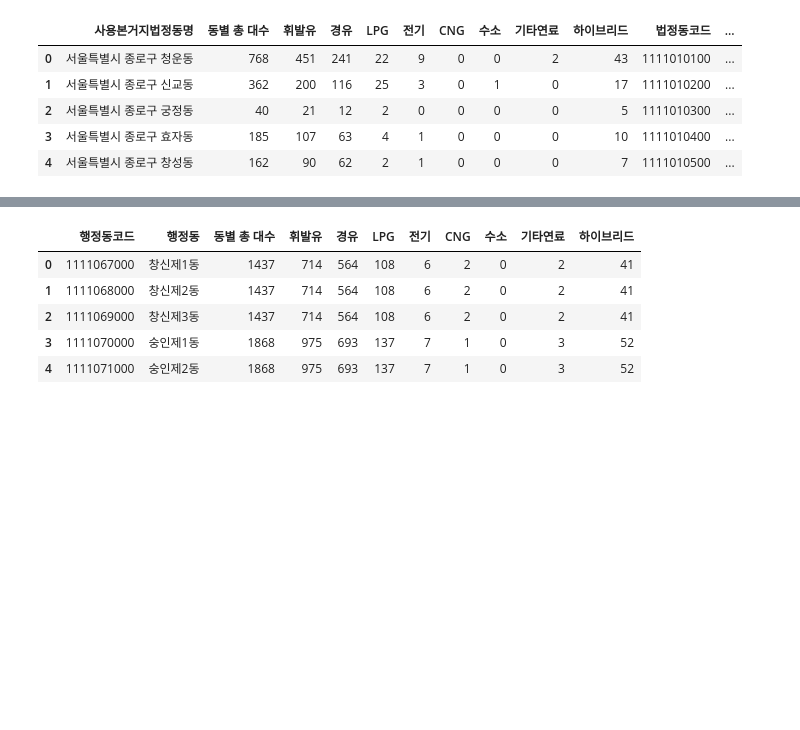
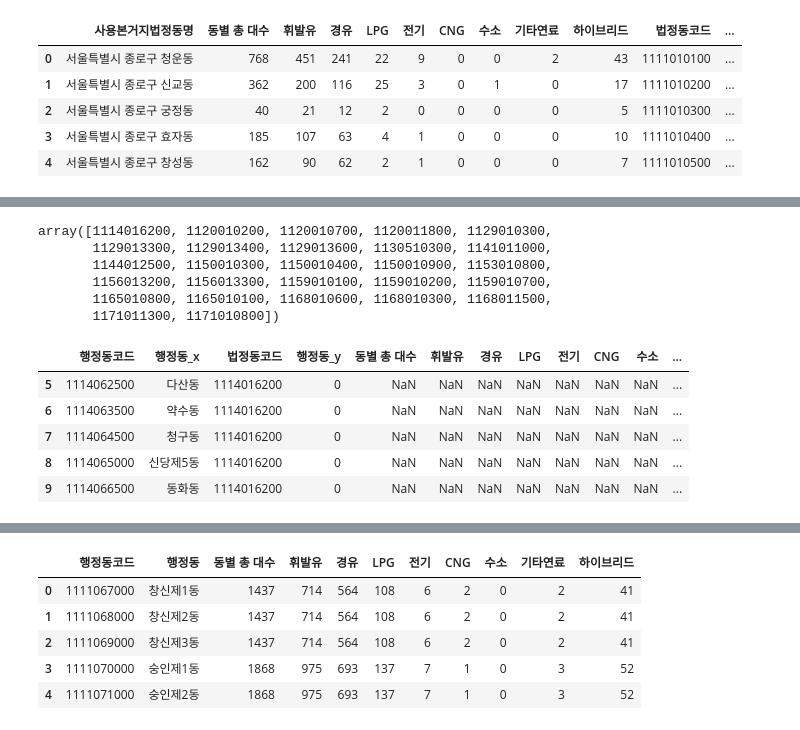
Before and after one commit to kmh5026/SeoBigCam_InfinitePower, a Jupyter notebook: preprocessing/행정동법정동매칭.ipynb, the cells around one changed output, grey strips where cells are left out. Drawn from its saved outputs; the diff is of its cells as text; code cells hidden in the pictures; blank space fills up the shorter version.

```diff
--- a/preprocessing/행정동법정동매칭.ipynb
+++ b/preprocessing/행정동법정동매칭.ipynb
@@ -891,3 +882,21 @@ nona
 | 287 | 1174066000 | 성내제3동 | 1174010800 | 0 | 7395.333333 | 3650.000000 | 2682.333333 | 723.666667 | 51.666667 | 5.000000 | 9.333333 | ... |
 | 288 | 1174069000 | 둔촌제1동 | 1174010600 | 둔촌제1동 | 4332.000000 | 2197.000000 | 1515.000000 | 417.500000 | 20.000000 | 1.000000 | 3.000000 | ... |
 | 289 | 1174070000 | 둔촌제2동 | 1174010600 | 0 | 4332.000000 | 2197.000000 | 1515.000000 | 417.500000 | 20.000000 | 1.000000 | 3.000000 | ... |
+# %%
+nabub
+# %% [output]
+array([1114016200, 1120010200, 1120010700, 1120011800, 1129010300,
+       1129013300, 1129013400, 1129013600, 1130510300, 1141011000,
+       1144012500, 1150010300, 1150010400, 1150010900, 1153010800,
+       1156013200, 1156013300, 1159010100, 1159010200, 1159010700,
+       1165010800, 1165010100, 1168010600, 1168010300, 1168011500,
+       1171011300, 1171010800])
+# %%
+naparty.head()
+# %% [output]
+|  | 행정동코드 | 행정동_x | 법정동코드 | 행정동_y | 동별 총 대수 | 휘발유 | 경유 | LPG | 전기 | CNG | 수소 | ... |
+| 5 | 1114062500 | 다산동 | 1114016200 | 0 | NaN | NaN | NaN | NaN | NaN | NaN | NaN | ... |
+| 6 | 1114063500 | 약수동 | 1114016200 | 0 | NaN | NaN | NaN | NaN | NaN | NaN | NaN | ... |
+| 7 | 1114064500 | 청구동 | 1114016200 | 0 | NaN | NaN | NaN | NaN | NaN | NaN | NaN | ... |
+| 8 | 1114065000 | 신당제5동 | 1114016200 | 0 | NaN | NaN | NaN | NaN | NaN | NaN | NaN | ... |
+| 9 | 1114066500 | 동화동 | 1114016200 | 0 | NaN | NaN | NaN | NaN | NaN | NaN | NaN | ... |
```
Also changed, not shown: parts of 27 cells of this notebook, 3 other files.
